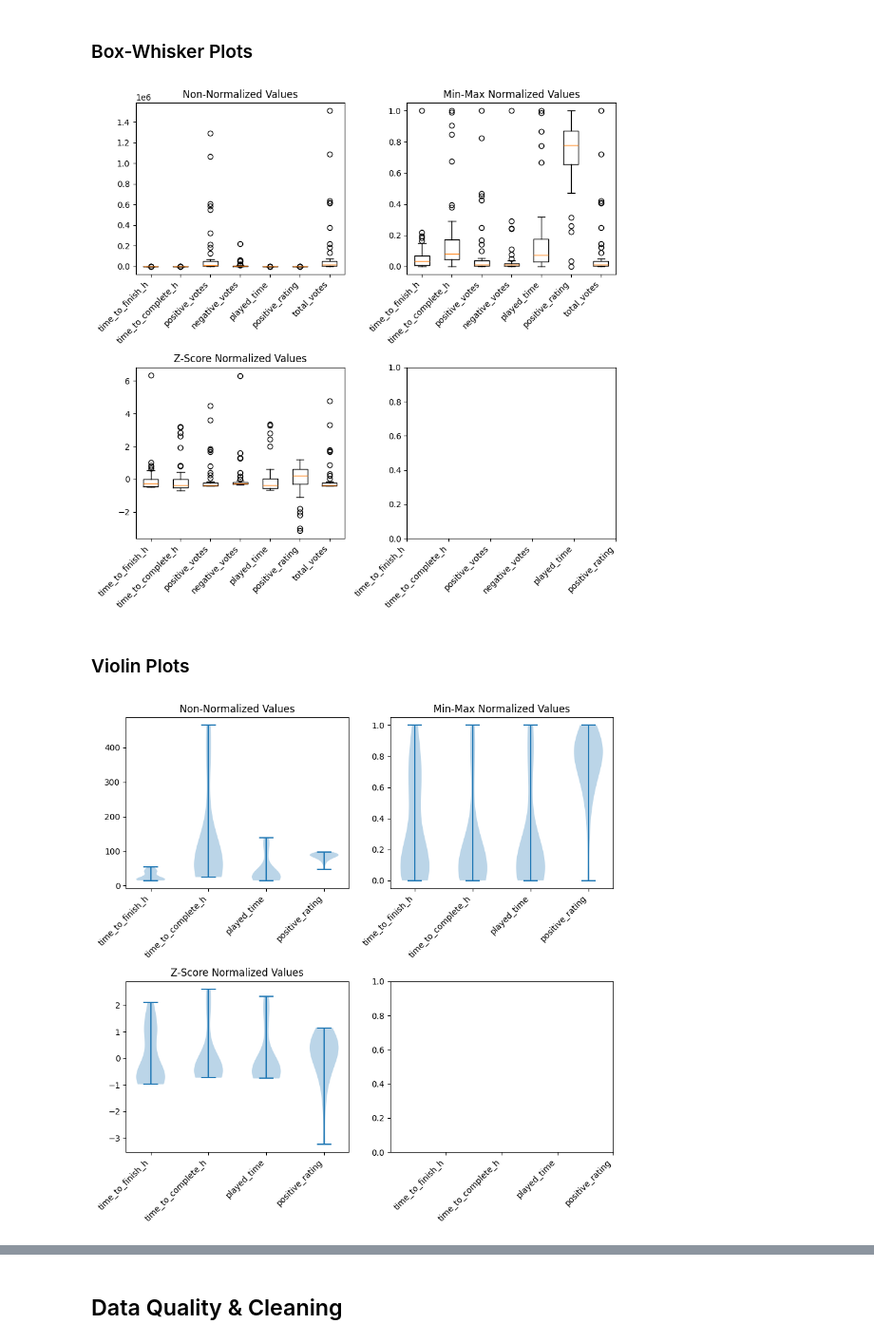
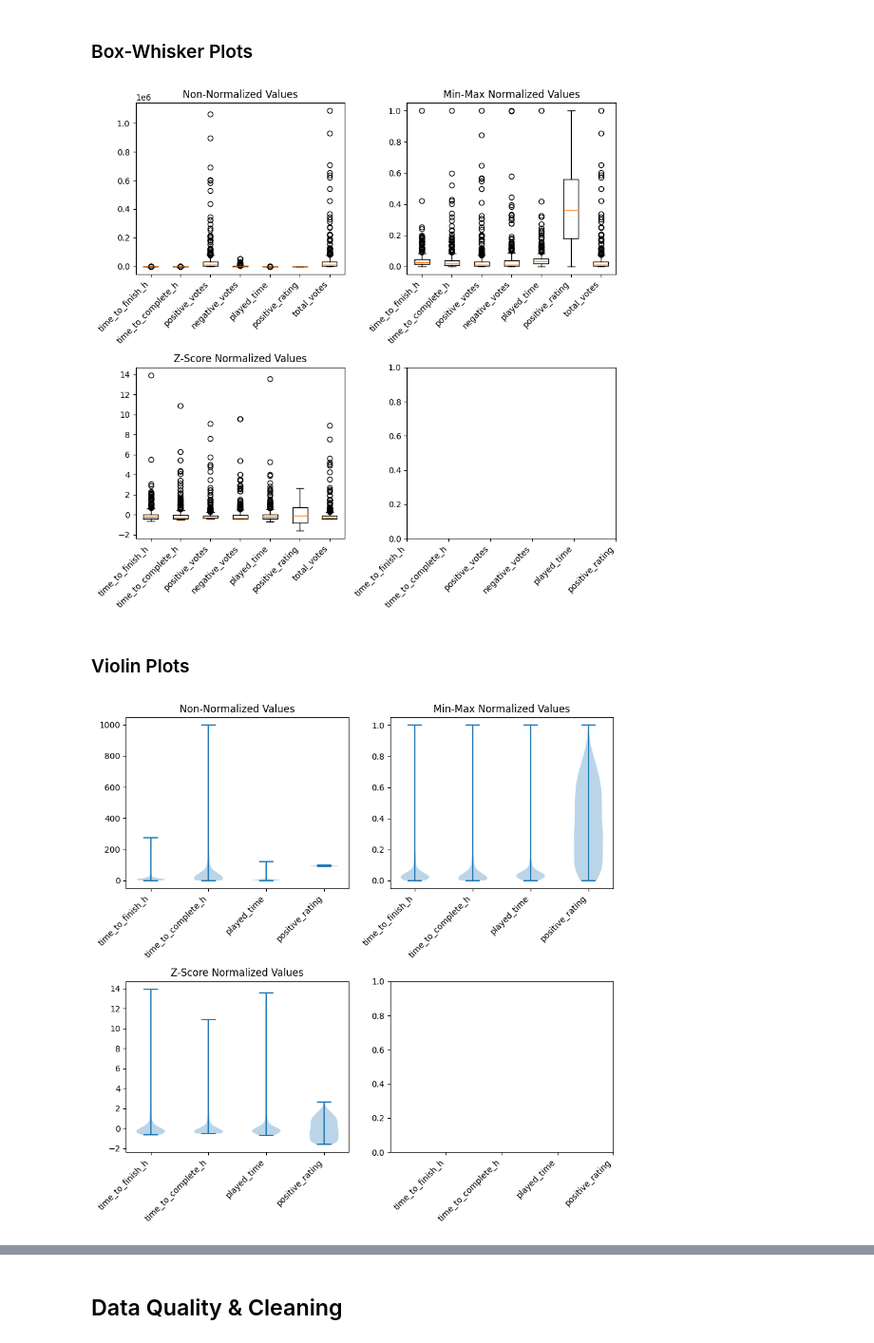
Before and after one commit to Sharpy796/CMPS4510_SteamGameAnalyzer, a Jupyter notebook: project_cluster_cmps451.ipynb, the cells around one changed output, grey strips where cells are left out. Shown at 95% size. Drawn from its saved outputs; the diff is of its cells as text; code cells hidden in the pictures.

```diff
--- a/project_cluster_cmps451.ipynb
+++ b/project_cluster_cmps451.ipynb
@@ -213,7 +214,7 @@ def normalize_zscore(df: np.DataFrame) -> np.DataFrame:
 def snip_low(df: np.DataFrame, min: int) -> np.DataFrame:
     df_snip = df.copy()
     for col in df_snip:
-        df_snip = df_snip[df_snip[col] >= min]
+        df_snip = df_snip[df_snip[col] > min]
     return df_snip
 
 #filter out columns we want from dataset
@@ -222,18 +223,22 @@ df_filt = df.filter(items = ['time_to_finish_h', 'time_to_complete_h', 'genre',
                              'removed_game', 'positive_rating', 'total_votes', 'achievements'])
 
 #remove unwanted values from some columns
-df_filt = df_filt[df_filt ['time_to_finish_h']  != 'No time registered yet']
+df_filt = df_filt[df_filt['time_to_finish_h']  != 'No time registered yet']
 df_filt = df_filt[df_filt['time_to_complete_h'] != 'No time registered yet']
 
 #Change NA/NAN values to 0
 df_filt = df_filt.fillna(0)
 
+#Replace 'X' (meaning true) with 1
+df_filt = df_filt.replace('X', 1)
+
 #Convert number strings to int
 df_filt['time_to_finish_h'] = df_filt['time_to_finish_h'].apply(lambda x: int(x))
 df_filt['time_to_complete_h'] = df_filt['time_to_complete_h'].apply(lambda x: int(x))
 
-#Replace 'X' (meaning true) with 1
-df_filt = df_filt.replace('X', 1)
+# Trim some values to isolate desired attributes
+df_filt = df_filt[df_filt['played_time'] > 0]
+df_filt = df_filt[df_filt["positive_rating"] >= 90]
 
 #Filter out columns that have names of genres and tags until figure out what to do with them
 df_filt_exclude_col_w_string = df_filt.filter(items = ['time_to_finish_h', 'time_to_complete_h',
@@ -262,7 +267,7 @@ plt.tight_layout()
 df_filt_boxplot = df_filt.filter(items=['time_to_finish_h', 'time_to_complete_h',
                                       'positive_votes', 'negative_votes', 'played_time',
                                       'positive_rating', 'total_votes'])
-df_filt_boxplot = snip_low(df_filt_boxplot,10) # clip the 0 values causing bias
+# df_filt_boxplot = snip_low(df_filt_boxplot,0) # clip the 0 values causing bias
 df_filt_boxplot_normalized_minmax = normalize_minmax(df_filt_boxplot,0,1)
 df_filt_boxplot_normalized_zscore = normalize_zscore(df_filt_boxplot)
 
@@ -287,36 +292,36 @@ for subaxs in axs:
 
 plt.tight_layout()
 # %% [output]
-[figure, old version]
+[figure, new version]
 # %% [markdown]
 ### Violin Plots
 # %%
 df_filt_violinplot = df_filt.filter(items = ['time_to_finish_h', 'time_to_complete_h', 'played_time', 'positive_rating'])
-df_filt_violinplot = snip_low(df_filt_violinplot,15) # clip the 0 values causing bias
+# df_filt_violinplot = snip_low(df_filt_violinplot,15) # clip the 0 values causing bias
 df_filt_violinplot_normalized_minmax = normalize_minmax(df_filt_violinplot,0,1)
 df_filt_violinplot_normalized_zscore = normalize_zscore(df_filt_violinplot)
 
 fig, axs = plt.subplots(nrows=2, ncols=2, figsize=(9, 9))
 
 #Plots voilinplot with non-normalized data
 axs[0][0].violinplot(df_filt_violinplot)
 axs[0][0].set_title("Non-Normalized Values")
 
 #Plots voilinplot with min-max normalized data
 axs[0][1].violinplot(df_filt_violinplot_normalized_minmax)
 axs[0][1].set_title("Min-Max Normalized Values")
 
 #Plots voilinplot with z-score normalized data
 axs[1][0].violinplot(df_filt_violinplot_normalized_zscore)
 axs[1][0].set_title("Z-Score Normalized Values")
 
 #Format graphs
 for subaxs in axs:
     for ax in subaxs:
         ax.set_xticks([y + 1 for y in range(len(df_filt_violinplot.columns))],
               labels=df_filt_violinplot.columns,
               rotation=45, ha='right')
 
 plt.tight_layout()
 # %% [output]
-[figure, old version]
+[figure, new version]
```
Also changed, not shown: parts of 4 cells of this notebook.
